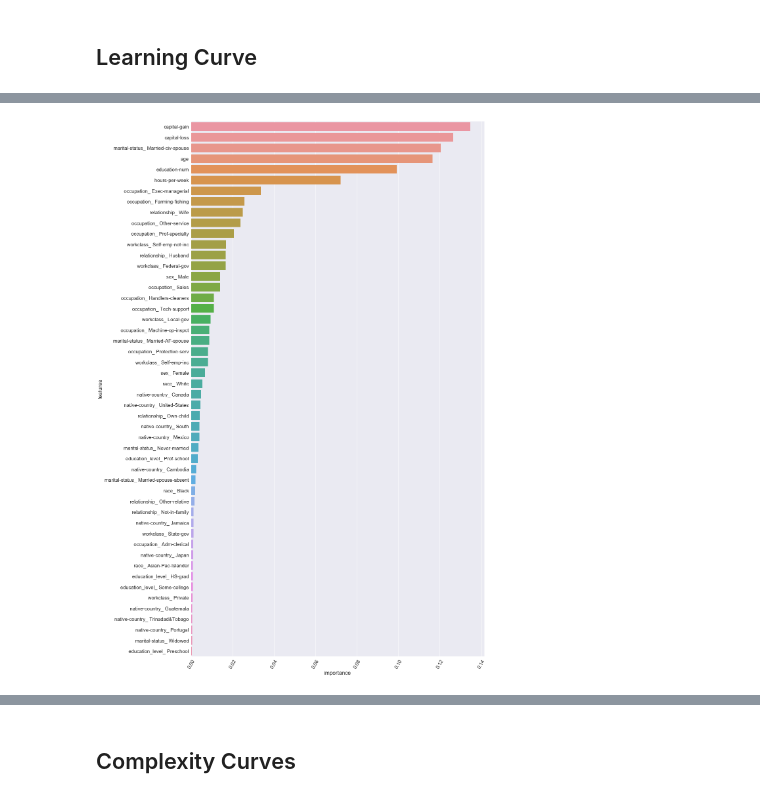
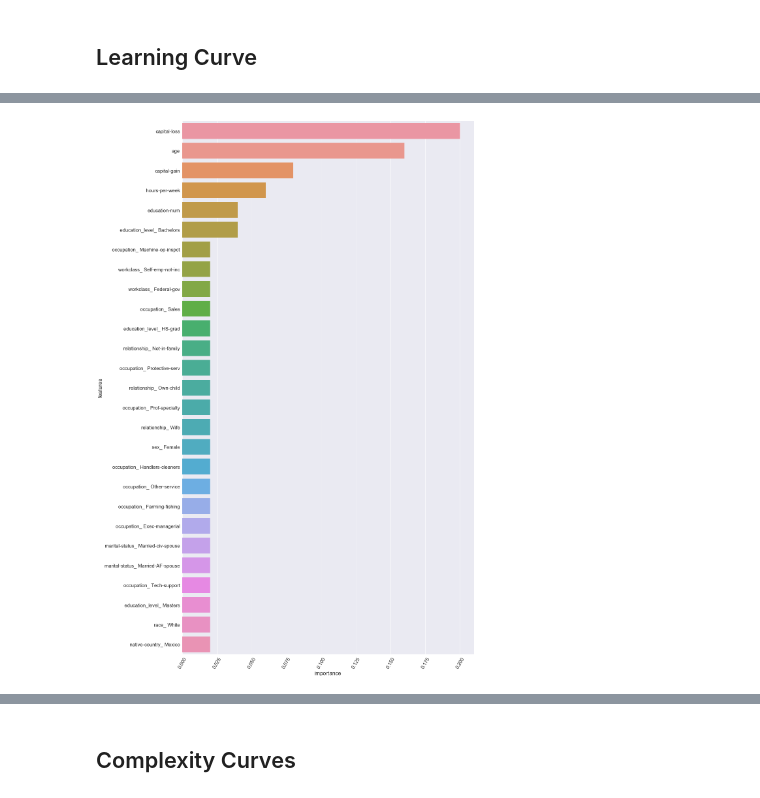
Before and after one commit to jquickgh/finding-charity-donors, a Jupyter notebook: finding_donors.ipynb, the cells around one changed output, grey strips where cells are left out. Cells and saved outputs as stored; diff of their text form; code cells hidden in the pictures.

```diff
--- a/finding_donors.ipynb
+++ b/finding_donors.ipynb
@@ -280,7 +282,7 @@ Wall time: 2min 23s
 # %%
 %%time
 
-clf = GradientBoostingClassifier(random_state = 0)
+clf = AdaBoostClassifier(random_state = 0)
 clf = clf.fit(X_train,y_train)
 importances = clf.feature_importances_
 
@@ -291,7 +293,6 @@ features['features'] = X_train.columns
 features['importance'] = importances
 features.sort_values(by=['importance'],ascending=False,inplace=True)
 
-print('Dataframe Shape (after dimensionality reduction):',X_train.shape)
 fig,ax= plt.subplots()
 fig.set_size_inches(16,30)
 plt.xticks(rotation=60)
@@ -301,4 +302,6 @@ sns.set(font_scale=1.5)
 
 X_train = X_train[X_train.columns.values[(np.argsort(importances)[::-1])[:max_features]]]
 X_test = X_test[X_test.columns.values[(np.argsort(importances)[::-1])[:max_features]]]
+
+print('Dataframe Shape (after dimensionality reduction):',X_train.shape)
 # %% [output]
@@ -307 +310 @@ Wall time: 8.54 s
-[figure, old version]
+[figure, new version]
```
Also changed, not shown: parts of 41 cells of this notebook, 1 other file.
